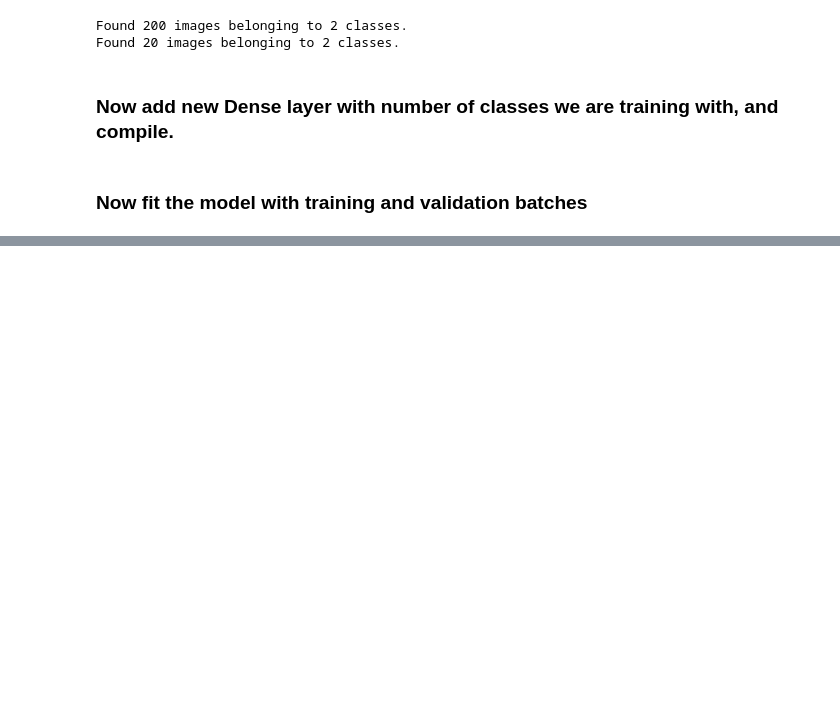
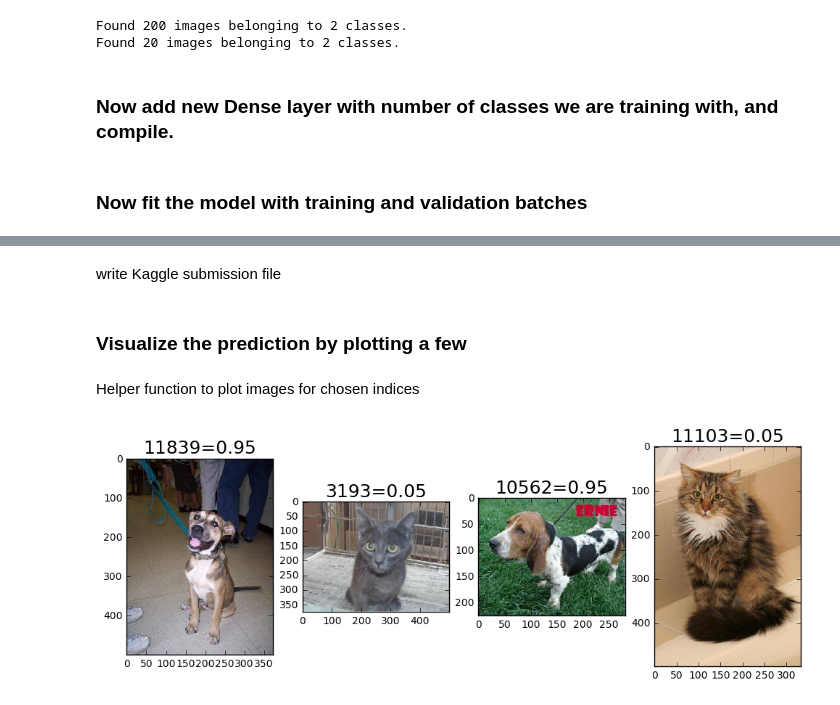
Before and after one commit to mhuang74-data-science-courses/course_fast_ai, a Jupyter notebook: mhuang/dogs_cats_kernels/dogs_cats_kernels_michael_from_scratch.ipynb, the cells around one changed output, grey strips where cells are left out. Saved outputs shown, nothing was run; the diff lists cells and outputs as text; code cells hidden in the pictures; blank space fills up the shorter version.

Commit message:
can generate kaggle submission for dogs cats

```diff
--- a/mhuang/dogs_cats_kernels/dogs_cats_kernels_michael_from_scratch.ipynb
+++ b/mhuang/dogs_cats_kernels/dogs_cats_kernels_michael_from_scratch.ipynb
@@ -118,0 +127,2 @@ Epoch 1/1
+# %%
+test_batches = get_batches(test_path, shuffle=False, batch_size=batch_size, class_mode=None)
@@ -118,0 +131,2 @@ Epoch 1/1
+# %%
+test_predictions = model.predict_generator(test_batches, test_batches.nb_sample)
@@ -118,0 +140,6 @@ Epoch 1/1
+# %%
+test_predictions = test_predictions.clip(min=0.05, max=0.95)
+dog_predictions = test_predictions[:,1]
+subm = zip(test_image_ids, dog_predictions)
+# %% [markdown]
+write Kaggle submission file
@@ -118,0 +149,18 @@ Epoch 1/1
+# %% [markdown]
+### Visualize the prediction by plotting a few
+# %% [markdown]
+Helper function to plot images for chosen indices
+# %%
+from utils import plots
+def plots_idx(idx, path, filenames, probabilities):
+    my_image_ids = np.array([int(filenames[i][8:filenames[i].find('.')]) for i in idx])
+    my_probabilities = [probabilities[i] for i in idx]
+    my_labels = ["{}={:0.2f}".format(i, j) for i,j in zip(my_image_ids, my_probabilities)]
+    plots([image.load_img(path + filenames[i]) for i in idx], titles=my_labels)
+# %%
+n_view = 4
+
+idx = np.random.permutation(range(0,test_batches.nb_sample))[:n_view]
+plots_idx(idx, test_path, test_batches.filenames, dog_predictions)
+# %% [output]
+[figure, added]
```
Also changed, not shown: parts of 11 cells of this notebook.
